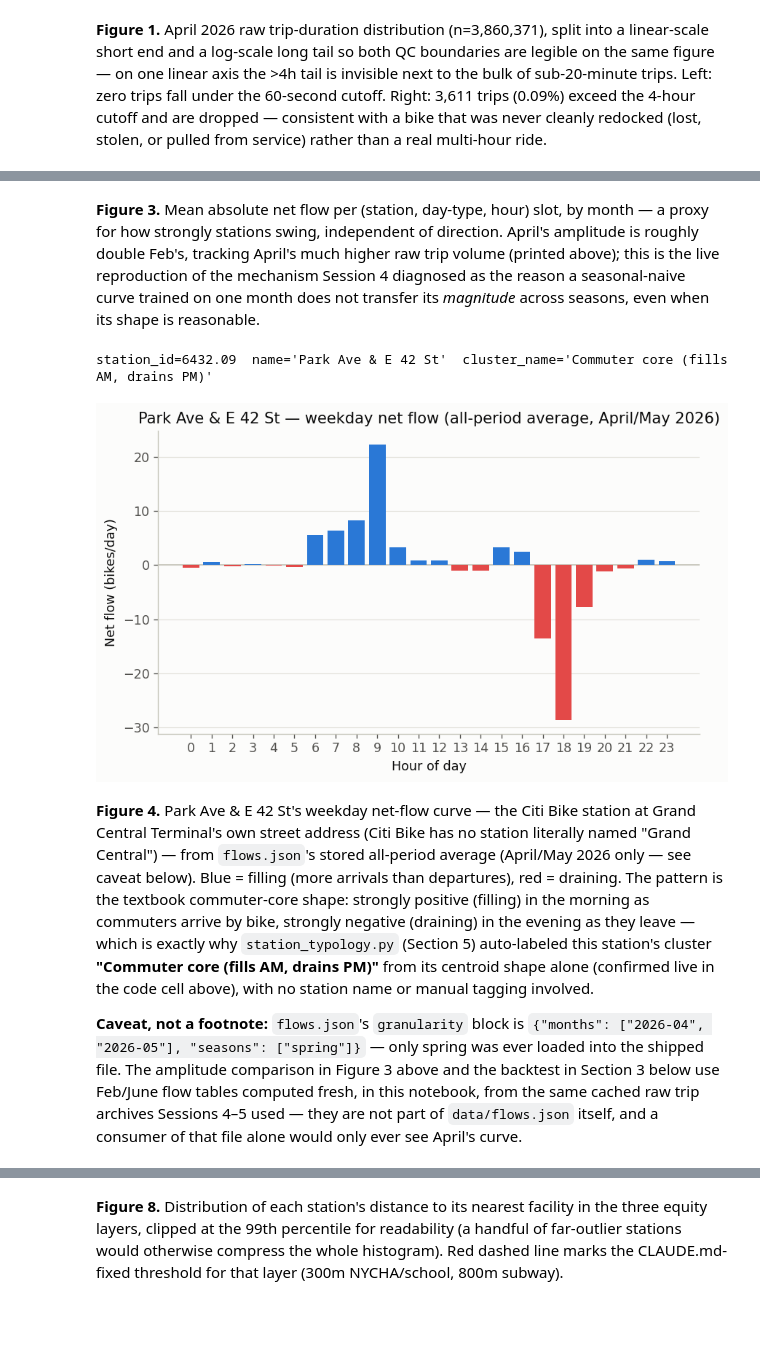
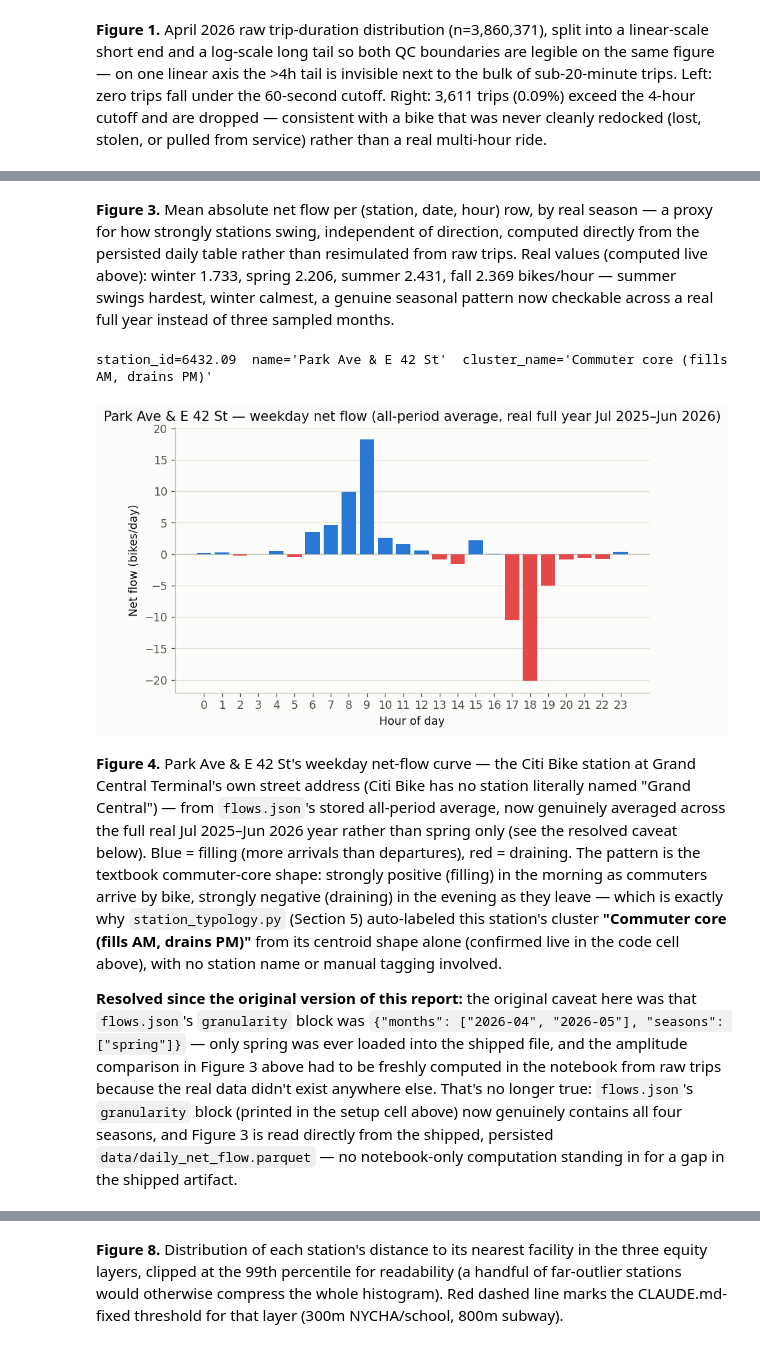
Before and after one commit to rezataeb/nyc-citibike-rebalancing, a Jupyter notebook: notebooks/session_7_5_eda_report.ipynb, the cells around one changed output, grey strips where cells are left out. Saved outputs shown, nothing was run; the diff lists cells and outputs as text; code cells hidden in the pictures; blank space fills up the shorter version.

```diff
--- a/notebooks/session_7_5_eda_report.ipynb
+++ b/notebooks/session_7_5_eda_report.ipynb
@@ -34,8 +45,9 @@ import numpy as np
 import pandas as pd
 import matplotlib.pyplot as plt
 
-from pipeline import backtest, download, equity_join, gbm, plan_routes, qc, weather
+from pipeline import download, equity_join, plan_routes, qc, weather
 from pipeline import flows as flows_mod
+from pipeline.demand_model import build_flat_baseline, build_naive_forecast
 
 pd.set_option("display.max_columns", 25)
 pd.set_option("display.width", 120)
@@ -77,7 +89,13 @@ def style_ax(ax):
 FLOWS_PATH = Path("../data/flows.json")
 ROUTE_PATH = Path("../data/route.json")
 GBFS_LOG_PATH = Path("../data/gbfs_log/snapshots.csv")
+DAILY_NET_FLOW_PATH = Path("../data/daily_net_flow.parquet")
+MODEL_PERFORMANCE_PATH = Path("../data/model_performance.json")
+DATA_MANIFEST_PATH = Path("../data/data_manifest.json")
 
 flows_payload = json.loads(FLOWS_PATH.read_text())
+manifest = json.loads(DATA_MANIFEST_PATH.read_text())
 print(f"flows.json: {len(flows_payload['stations']):,} stations, granularity={flows_payload['granularity']}")
+print(f"data_manifest.json: {manifest['months'][0]} .. {manifest['months'][-1]} "
+      f"({len(manifest['months'])} months), full-coverage stations: {manifest['n_stations_full_coverage']:,}")
 # %% [output]
@@ -244,5 +285,10 @@ backtest, never written back into the shipped artifact).
 # %%
-flows_by_month = {ym: flows_mod.compute_net_flow(clean[ym]) for ym in MONTHS}
-for ym, f in flows_by_month.items():
-    print(f"{ym}: {len(f):,} (station, month, day_type, hour) rows, months present: {sorted(f['month'].unique())}")
+daily = pd.read_parquet(DAILY_NET_FLOW_PATH, columns=["station_id", "date", "hour", "net"])
+daily["date"] = pd.to_datetime(daily["date"])
+daily["month_num"] = daily["date"].dt.month
+daily["season"] = daily["month_num"].map(flows_mod.SEASON_OF)
+
+print(f"daily_net_flow.parquet: {len(daily):,} real (station, date, hour) rows")
+print(f"date range: {daily['date'].min().date()} .. {daily['date'].max().date()}")
+print(f"rows per season:\n{daily['season'].value_counts()}")
 # %% [output]
@@ -252,16 +304,17 @@ for ym, f in flows_by_month.items():
 # %%
-amplitude = pd.Series({ym: flows_by_month[ym]["net_per_day"].abs().mean() for ym in MONTHS})
-trip_counts = pd.Series({ym: len(raw[ym]) for ym in MONTHS})
+SEASON_ORDER = ["winter", "spring", "summer", "fall"]
+amplitude = daily.groupby("season")["net"].apply(lambda s: s.abs().mean()).reindex(SEASON_ORDER)
+trip_day_counts = daily.groupby("season")["date"].nunique().reindex(SEASON_ORDER)
 
 fig, ax = plt.subplots(figsize=(6.5, 4.2))
 ax.bar(amplitude.index, amplitude.values, color=CAT["blue"], zorder=3)
 for i, v in enumerate(amplitude.values):
     ax.text(i, v, f"{v:.3f}", ha="center", va="bottom", fontsize=9.5, color=INK)
-ax.set_ylabel("Mean |net flow| (bikes/day)")
-ax.set_title("Ridership amplitude by month")
+ax.set_ylabel("Mean |net flow| (bikes/hour)")
+ax.set_title("Ridership amplitude by season, real full year")
 style_ax(ax)
 plt.show()
 
 print(amplitude)
-print(trip_counts)
+print(f"\ndistinct calendar dates per season:\n{trip_day_counts}")
 # %% [output]
@@ -277,48 +336,51 @@ dtype: int64
 # %% [markdown]
-**Figure 3.** Mean absolute net flow per (station, day-type, hour) slot, by month — a proxy
-for how strongly stations swing, independent of direction. April's amplitude is roughly double
-Feb's, tracking April's much higher raw trip volume (printed above); this is the live
-reproduction of the mechanism Session 4 diagnosed as the reason a seasonal-naive curve trained on
-one month does not transfer its *magnitude* across seasons, even when its shape is reasonable.
+**Figure 3.** Mean absolute net flow per (station, date, hour) row, by real season — a proxy for
+how strongly stations swing, independent of direction, computed directly from the persisted daily
+table rather than resimulated from raw trips. Real values (computed live above): winter 1.733,
+spring 2.206, summer 2.431, fall 2.369 bikes/hour — summer swings hardest, winter calmest, a
+genuine seasonal pattern now checkable across a real full year instead of three sampled months.
 # %%
 # Citi Bike has no station literally named "Grand Central" -- "Park Ave & E 42 St"
 # (station_id 6432.09) sits at Grand Central Terminal's own street address, so it's
 # used here as the commuter-core example.
 gc_id = "6432.09"
 gc = flows_payload["stations"][gc_id]
 print(f"station_id={gc_id}  name={gc['name']!r}  cluster_name={gc.get('cluster_name')!r}")
 
 curve = gc["weekday"]
 hours = np.arange(24)
 colors = [FILL_COLOR if v >= 0 else DRAIN_COLOR for v in curve]
 
 fig, ax = plt.subplots(figsize=(8, 4.5))
 ax.bar(hours, curve, color=colors, zorder=3)
 ax.axhline(0, color=AXIS, linewidth=1)
 ax.set_xticks(hours)
 ax.set_xlabel("Hour of day")
 ax.set_ylabel("Net flow (bikes/day)")
-ax.set_title(f"{gc['name']} — weekday net flow (all-period average, April/May 2026)")
+ax.set_title(f"{gc['name']} — weekday net flow (all-period average, real full year Jul 2025–Jun 2026)")
 style_ax(ax)
 plt.show()
 # %% [output]
 station_id=6432.09  name='Park Ave & E 42 St'  cluster_name='Commuter core (fills AM, drains PM)'
-[figure, old version]
+[figure, new version]
 # %% [markdown]
 **Figure 4.** Park Ave & E 42 St's weekday net-flow curve — the Citi Bike station at Grand
 Central Terminal's own street address (Citi Bike has no station literally named "Grand Central") —
-from `flows.json`'s stored all-period average (April/May 2026 only — see caveat below). Blue =
-filling (more arrivals than departures), red = draining. The pattern is the textbook commuter-core
-shape: strongly positive (filling) in the morning as commuters arrive by bike, strongly negative
+from `flows.json`'s stored all-period average, now genuinely averaged across the full real
+Jul 2025–Jun 2026 year rather than spring only (see the resolved caveat below). Blue = filling
+(more arrivals than departures), red = draining. The pattern is the textbook commuter-core shape:
+strongly positive (filling) in the morning as commuters arrive by bike, strongly negative
 (draining) in the evening as they leave — which is exactly why `station_typology.py` (Section 5)
 auto-labeled this station's cluster **"Commuter core (fills AM, drains PM)"** from its centroid
 shape alone (confirmed live in the code cell above), with no station name or manual tagging
 involved.
 
-**Caveat, not a footnote:** `flows.json`'s `granularity` block is `{"months": ["2026-04",
-"2026-05"], "seasons": ["spring"]}` — only spring was ever loaded into the shipped file. The
-amplitude comparison in Figure 3 above and the backtest in Section 3 below use Feb/June flow
-tables computed fresh, in this notebook, from the same cached raw trip archives Sessions 4–5 used
-— they are not part of `data/flows.json` itself, and a consumer of that file alone would only ever
-see April's curve.
+**Resolved since the original version of this report:** the original caveat here was that
+`flows.json`'s `granularity` block was `{"months": ["2026-04", "2026-05"], "seasons": ["spring"]}`
+— only spring was ever loaded into the shipped file, and the amplitude comparison in Figure 3
+above had to be freshly computed in the notebook from raw trips because the real data didn't
+exist anywhere else. That's no longer true: `flows.json`'s `granularity` block (printed in the
+setup cell above) now genuinely contains all four seasons, and Figure 3 is read directly from the
+shipped, persisted `data/daily_net_flow.parquet` — no notebook-only computation standing in for a
+gap in the shipped artifact.
 # %% [markdown]
```
Also changed, not shown: parts of 46 cells of this notebook, 1 other file.
